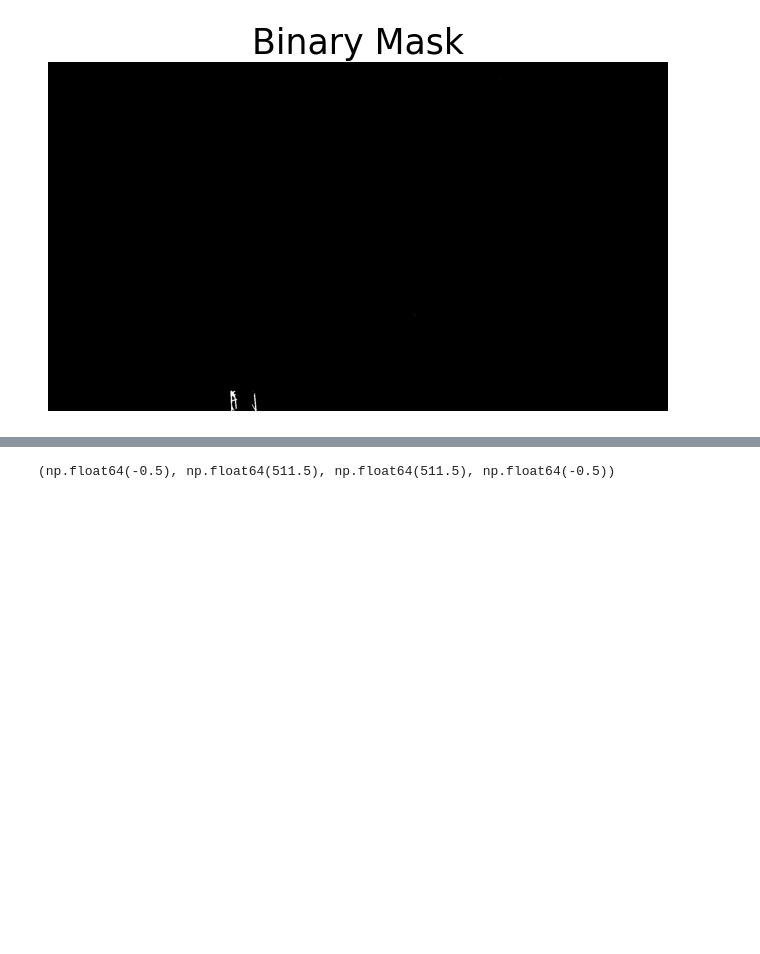
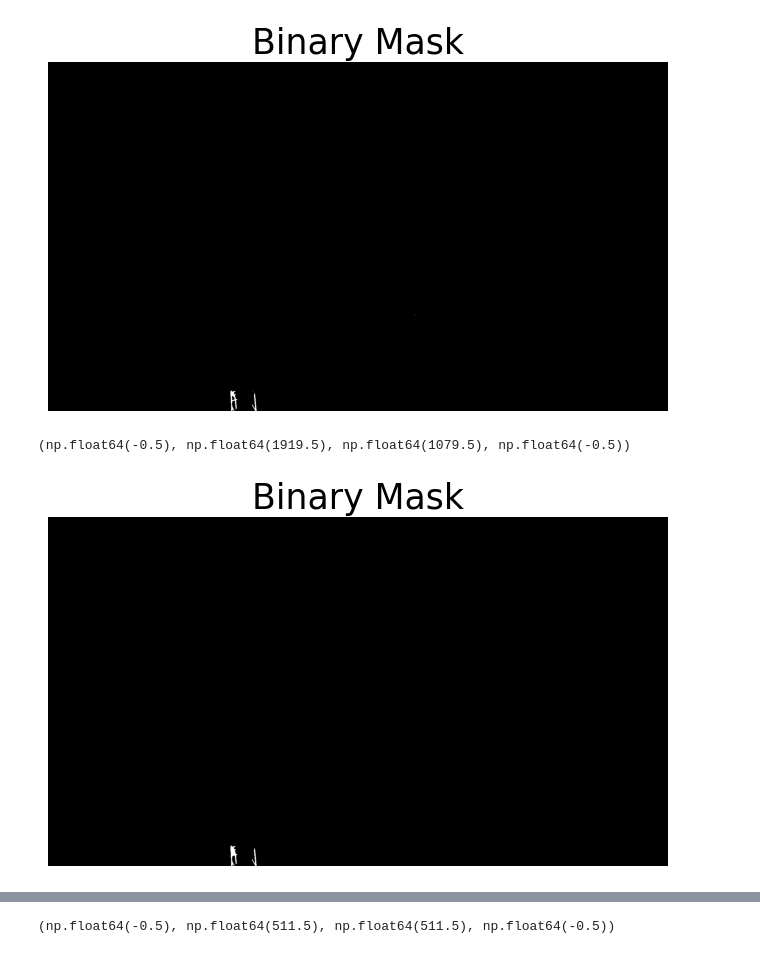
Before and after one commit to rpgouveia/pucpr_pibiti_semantic_segmentation, a Jupyter notebook: study_color_conversion_v2/walker_resize.ipynb, the cells around one changed output, grey strips where cells are left out. Cells and saved outputs as stored; diff of their text form; code cells hidden in the pictures; blank space fills up the shorter version.

```diff
--- a/study_color_conversion_v2/walker_resize.ipynb
+++ b/study_color_conversion_v2/walker_resize.ipynb
@@ -79,4 +81,32 @@ plt.axis('off')
 (1080, 1920)
 (np.float64(-0.5), np.float64(1919.5), np.float64(1079.5), np.float64(-0.5))
 [figure]
+# %%
+# Third Step - Remove Noise
+# 3.1 - Find Contours
+contours, hierarchy = cv.findContours(mask, cv.RETR_EXTERNAL, cv.CHAIN_APPROX_SIMPLE)
+
+# Create empty mask
+filtered_mask = np.zeros_like(mask)
+
+# Define minimum area
+min_area = 10 # manual fine tuning
+
+# 3.2 - Filter
+for contour in contours:
+    area = cv.contourArea(contour)
+    if area >= min_area:
+        cv.drawContours(filtered_mask, [contour], -1, (255), -1)
+
+# 3.3 - Reassign mask with the filtered mask
+mask = filtered_mask
+
+# 3.4 - Visualize updated mask
+plt.figure(figsize=[8,8])
+plt.imshow(mask, cmap='gray')
+plt.title("Binary Mask",fontdict={'fontsize': 25})
+plt.axis('off')
+# %% [output]
+(np.float64(-0.5), np.float64(1919.5), np.float64(1079.5), np.float64(-0.5))
+[figure, added]
 # %%
```
Also changed, not shown: parts of 12 cells of this notebook, 1 other file.
